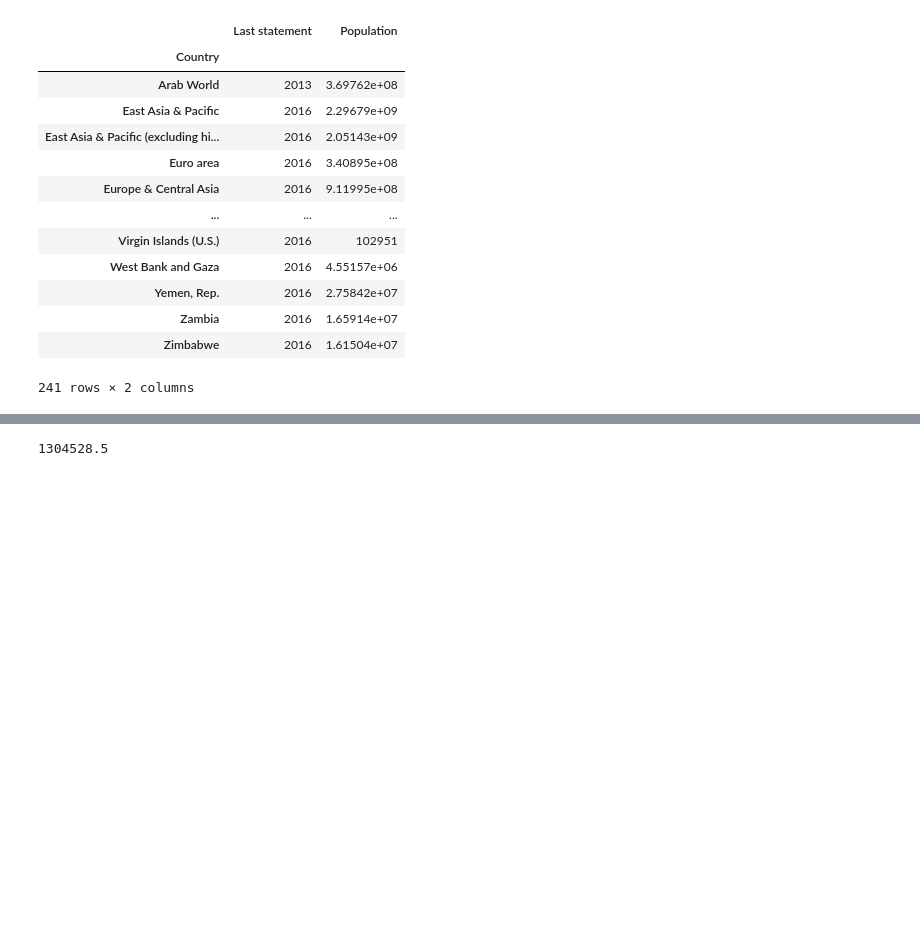
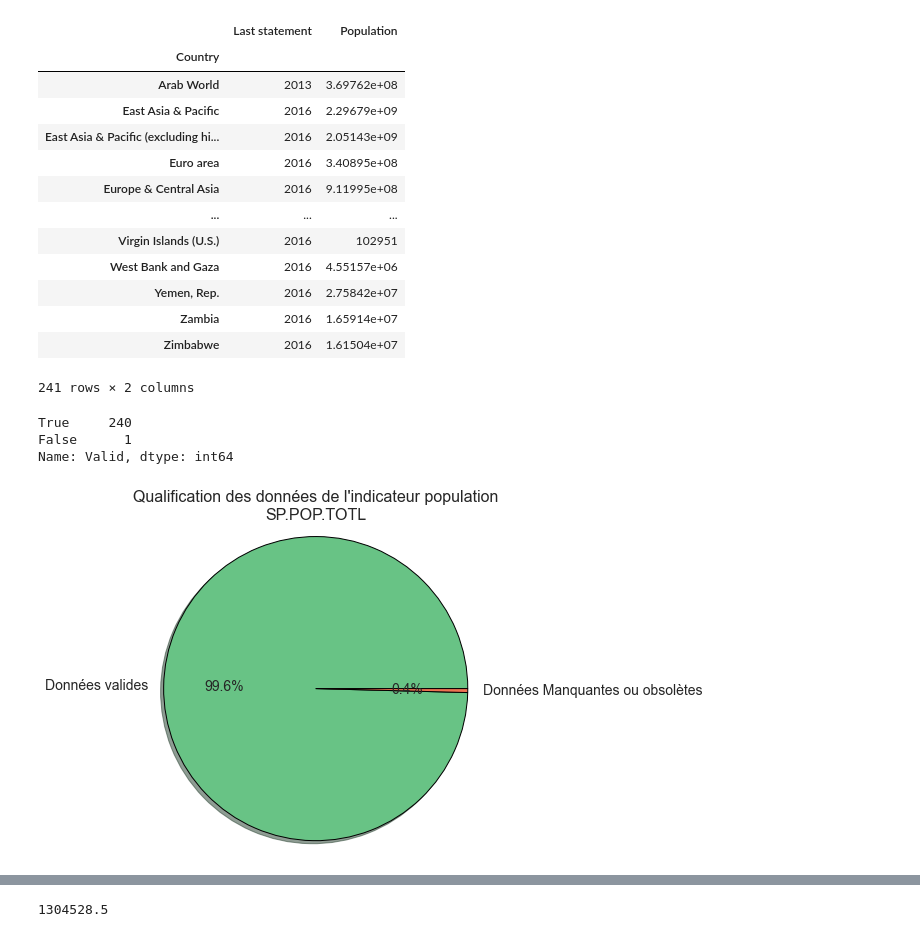
Before and after one commit to khub41/OC_P02, a Jupyter notebook: data_clean.ipynb, the cells around one changed output, grey strips where cells are left out. Cells and saved outputs as stored; diff of their text form; code cells hidden in the pictures; blank space fills up the shorter version.

```diff
--- a/data_clean.ipynb
+++ b/data_clean.ipynb
@@ -1214,0 +1227,9 @@ get_last_statement(code_indic_internet, "European Union")
+# %%
+def data_qualification(date):
+    if date == np.nan:
+        return False
+    else:
+        if float(date) > 2009: #Les données d'avant 2010 sont trop anciennes
+            return True
+        else:
+            return False
@@ -1324,3 +1422,21 @@ pop_df
 | Zambia | 2016 | 1.65914e+07 |
 | Zimbabwe | 2016 | 1.61504e+07 |
 241 rows × 2 columns
+# %%
+pop_df['Valid'] = pop_df['Last statement'].map(data_qualification)
+# %%
+pop_df['Valid'].value_counts()
+# %% [output]
+True     240
+False      1
+Name: Valid, dtype: int64
+# %%
+fig = plt.figure(figsize=(6,6))
+plt.title("Qualification des données de l'indicateur population\n{}".format(code_indic_pop), fontsize=16)
+plt.pie(pop_df['Valid'].value_counts(), labels=['Données valides', 'Données Manquantes ou obsolètes'],
+        colors=['#68C385', '#EE7352'], autopct='%1.1f%%', textprops={'fontsize': 14},
+        shadow=True, wedgeprops={'linewidth':1, 'edgecolor':'black'})
+plt.axis('equal')
+plt.show()
+# %% [output]
+[figure, added]
```
Also changed, not shown: parts of 82 cells of this notebook.
